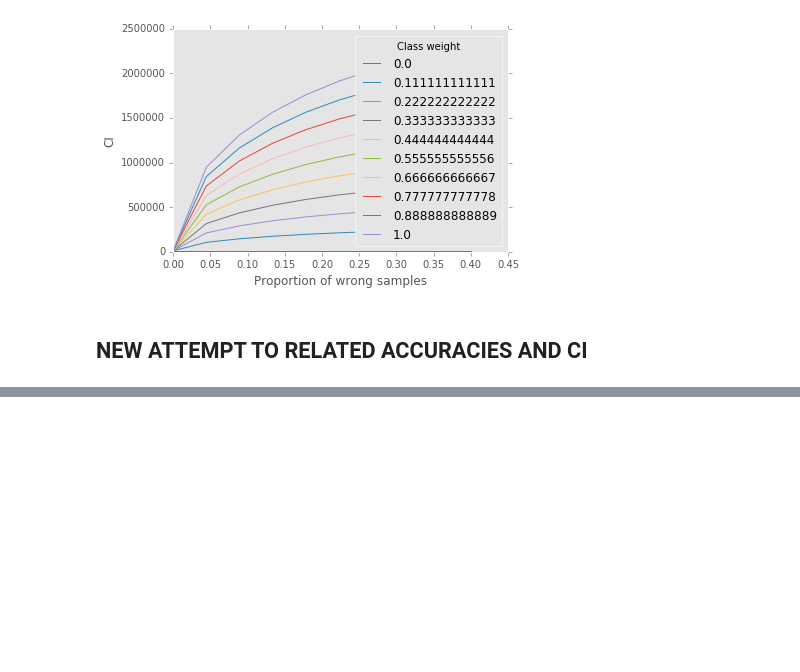
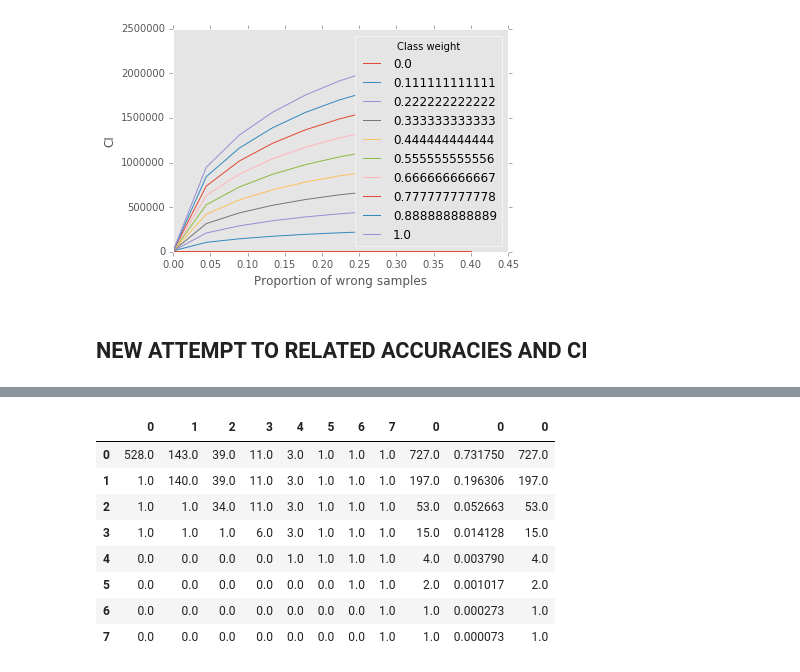
Before and after one commit to parevalo/workflow, a Jupyter notebook: multi_scene/other/accuracy_ci_experiment.ipynb, the cells around one changed output, grey strips where cells are left out. Saved outputs shown, nothing was run; the diff lists cells and outputs as text; code cells hidden in the pictures; blank space fills up the shorter version.

```diff
--- a/multi_scene/other/optimization_test.ipynb
+++ b/multi_scene/other/accuracy_ci_experiment.ipynb
@@ -267,0 +300,12 @@ True
+# %%
+pd.concat([pd.DataFrame(y) for x,y in dftest.items()], axis=1)
+# %% [output]
+|  | 0 | 1 | 2 | 3 | 4 | 5 | 6 | 7 | 0 | 0 | 0 |
+| 0 | 528.0 | 143.0 | 39.0 | 11.0 | 3.0 | 1.0 | 1.0 | 1.0 | 727.0 | 0.731750 | 727.0 |
+| 1 | 1.0 | 140.0 | 39.0 | 11.0 | 3.0 | 1.0 | 1.0 | 1.0 | 197.0 | 0.196306 | 197.0 |
+| 2 | 1.0 | 1.0 | 34.0 | 11.0 | 3.0 | 1.0 | 1.0 | 1.0 | 53.0 | 0.052663 | 53.0 |
+| 3 | 1.0 | 1.0 | 1.0 | 6.0 | 3.0 | 1.0 | 1.0 | 1.0 | 15.0 | 0.014128 | 15.0 |
+| 4 | 0.0 | 0.0 | 0.0 | 0.0 | 1.0 | 1.0 | 1.0 | 1.0 | 4.0 | 0.003790 | 4.0 |
+| 5 | 0.0 | 0.0 | 0.0 | 0.0 | 0.0 | 0.0 | 1.0 | 1.0 | 2.0 | 0.001017 | 2.0 |
+| 6 | 0.0 | 0.0 | 0.0 | 0.0 | 0.0 | 0.0 | 0.0 | 1.0 | 1.0 | 0.000273 | 1.0 |
+| 7 | 0.0 | 0.0 | 0.0 | 0.0 | 0.0 | 0.0 | 0.0 | 1.0 | 1.0 | 0.000073 | 1.0 |
```
Also changed, not shown: parts of 8 cells of this notebook.
